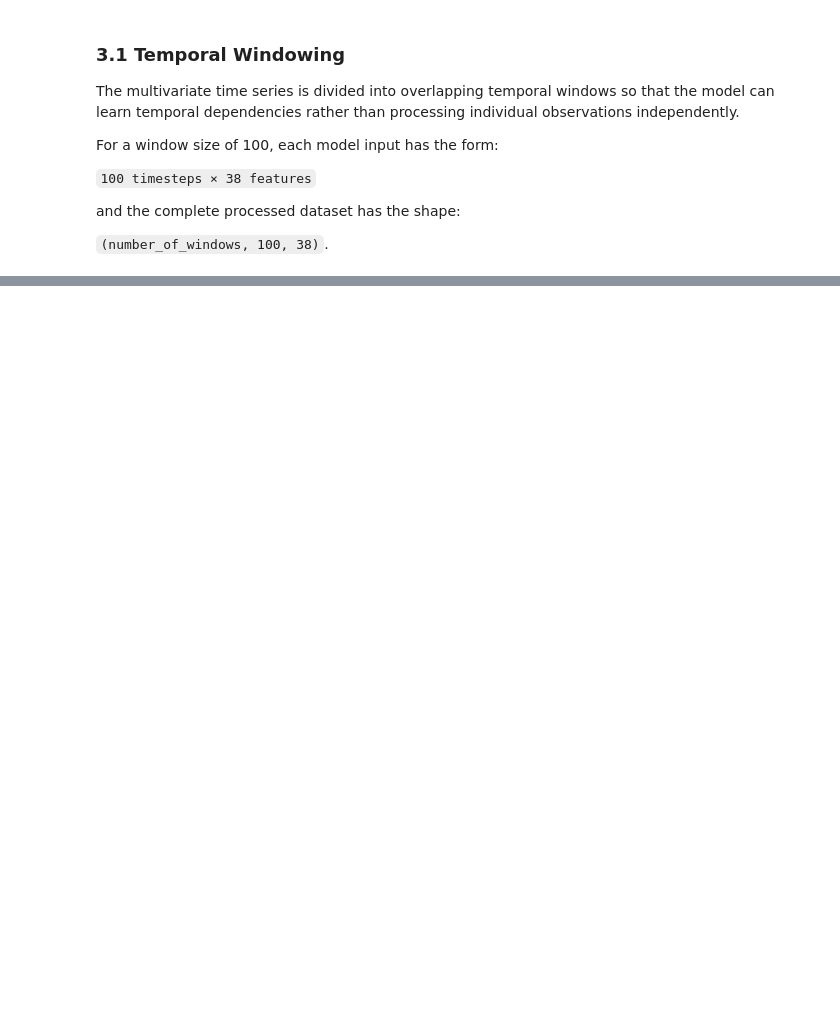
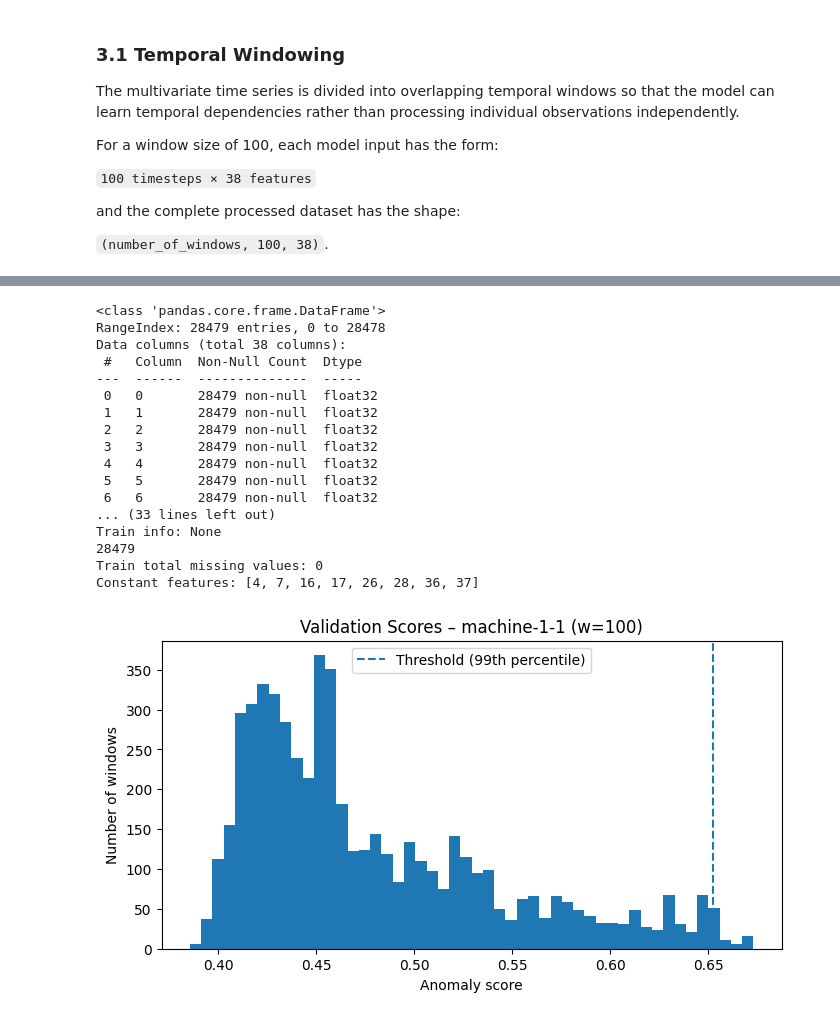
Before and after one commit to VioS11/SensorTwin-SMD, a Jupyter notebook: notebooks/IC3_SMD_Project.ipynb, the cells around one changed output, grey strips where cells are left out. Cells and saved outputs as stored; diff of their text form; code cells hidden in the pictures; blank space fills up the shorter version.

Commit message:
Update CP2_Reprezentare
Actualizare pipeline de preprocesare si implementare baseline

```diff
--- a/notebooks/IC3_SMD_Project.ipynb
+++ b/notebooks/IC3_SMD_Project.ipynb
@@ -551,0 +751,62 @@ Test windows: (28614, 100, 38)
+# %%
+def plot_validation_scores(machine_name, window_size):
+
+    # 1. Load saved model
+    saved = joblib.load(
+        f"/content/models/{machine_name}_w{window_size}.pkl"
+    )
+
+    model = saved["model"]
+    threshold = saved["threshold"]
+
+    # 2. Load and preprocess validation data
+    train_path = f"/content/preprocess/train/{machine_name}.csv"
+
+    machine_data = preprocess_machine(train_path)
+
+    val_windows = create_windows(
+        machine_data["val"], window_size
+    )
+
+    X_val = extract_features(val_windows)
+
+    # 3. Calculate validation scores
+    val_scores = -model.score_samples(X_val)
+
+    # 4. Plot
+    plt.figure(figsize=(8, 4))
+
+    plt.hist(val_scores, bins=50)
+
+    plt.axvline(
+        threshold,
+        linestyle="--",
+        label="Threshold (99th percentile)"
+    )
+
+    plt.xlabel("Anomaly score")
+    plt.ylabel("Number of windows")
+    plt.title(f"Validation Scores – {machine_name} (w={window_size})")
+    plt.legend()
+    plt.show()
+# %%
+plot_validation_scores("machine-1-1", 100)
+# %% [output]
+<class 'pandas.core.frame.DataFrame'>
+RangeIndex: 28479 entries, 0 to 28478
+Data columns (total 38 columns):
+ #   Column  Non-Null Count  Dtype
+---  ------  --------------  -----
+ 0   0       28479 non-null  float32
+ 1   1       28479 non-null  float32
+ 2   2       28479 non-null  float32
+ 3   3       28479 non-null  float32
+ 4   4       28479 non-null  float32
+ 5   5       28479 non-null  float32
+ 6   6       28479 non-null  float32
+... (33 lines left out)
+Train info: None
+28479
+Train total missing values: 0
+Constant features: [4, 7, 16, 17, 26, 28, 36, 37]
+[figure, added]
```
Also changed, not shown: parts of 34 cells of this notebook.
